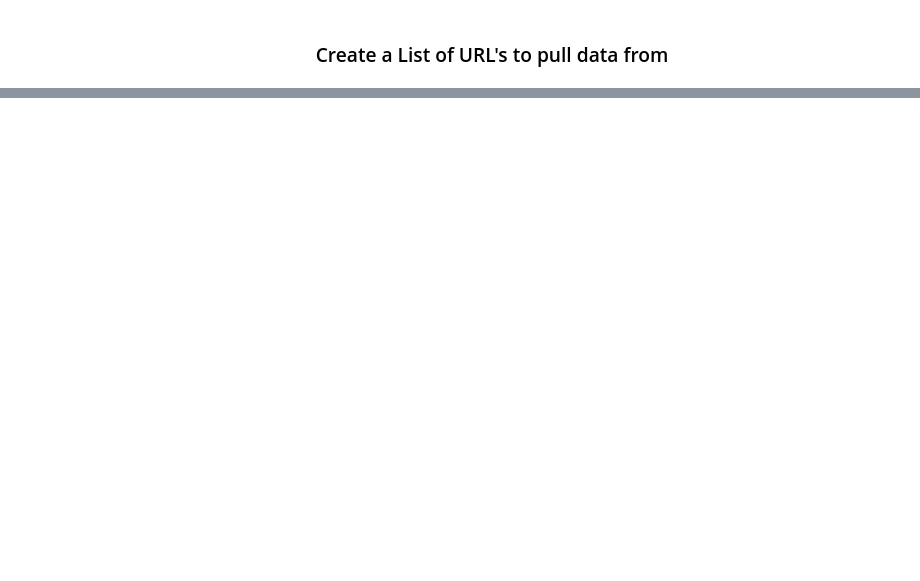
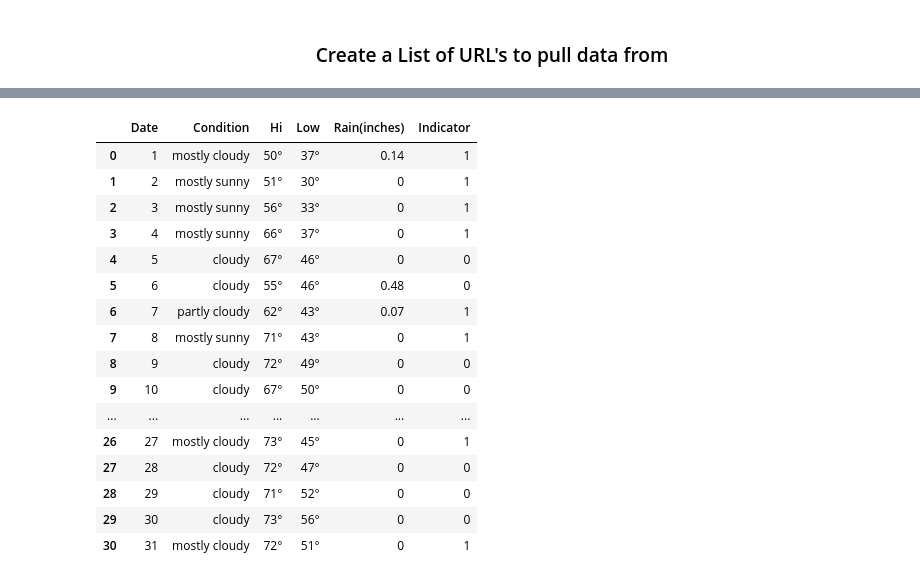
Before and after one commit to egitit/Yelp_Business_Check-ins_and_The-Weather, a Jupyter notebook: weather_web_scraper.ipynb, the cells around one changed output, grey strips where cells are left out. Drawn from its saved outputs; the diff is of its cells as text; code cells hidden in the pictures; blank space fills up the shorter version.

```diff
--- a/weather_web_scraper.ipynb
+++ b/weather_web_scraper.ipynb
@@ -113,0 +145,28 @@ InvalidSessionIdException: Message:
+# %%
+jan_weather_data = jan_weather_data.T
+# %%
+jan_weather_data.columns = ['Date', 'Condition', 'Hi', 'Low', 'Rain(inches)']
+# %%
+jan_weather_data['Indicator'] = 0
+# %%
+jan_weather_data['Indicator'] = jan_weather_data['Condition'].apply(lambda x: 0 if x == ("cloudy" or "mostly cloudy") else 1)
+# %%
+jan_weather_data
+# %% [output]
+|  | Date | Condition | Hi | Low | Rain(inches) | Indicator |
+| 0 | 1 | mostly cloudy | 50° | 37° | 0.14 | 1 |
+| 1 | 2 | mostly sunny | 51° | 30° | 0 | 1 |
+| 2 | 3 | mostly sunny | 56° | 33° | 0 | 1 |
+| 3 | 4 | mostly sunny | 66° | 37° | 0 | 1 |
+| 4 | 5 | cloudy | 67° | 46° | 0 | 0 |
+| 5 | 6 | cloudy | 55° | 46° | 0.48 | 0 |
+| 6 | 7 | partly cloudy | 62° | 43° | 0.07 | 1 |
+| 7 | 8 | mostly sunny | 71° | 43° | 0 | 1 |
+| 8 | 9 | cloudy | 72° | 49° | 0 | 0 |
+| 9 | 10 | cloudy | 67° | 50° | 0 | 0 |
+| ... | ... | ... | ... | ... | ... | ... |
+| 26 | 27 | mostly cloudy | 73° | 45° | 0 | 1 |
+| 27 | 28 | cloudy | 72° | 47° | 0 | 0 |
+| 28 | 29 | cloudy | 71° | 52° | 0 | 0 |
+| 29 | 30 | cloudy | 73° | 56° | 0 | 0 |
+| 30 | 31 | mostly cloudy | 72° | 51° | 0 | 1 |
```
Also changed, not shown: parts of 20 cells of this notebook, 1 other file.
